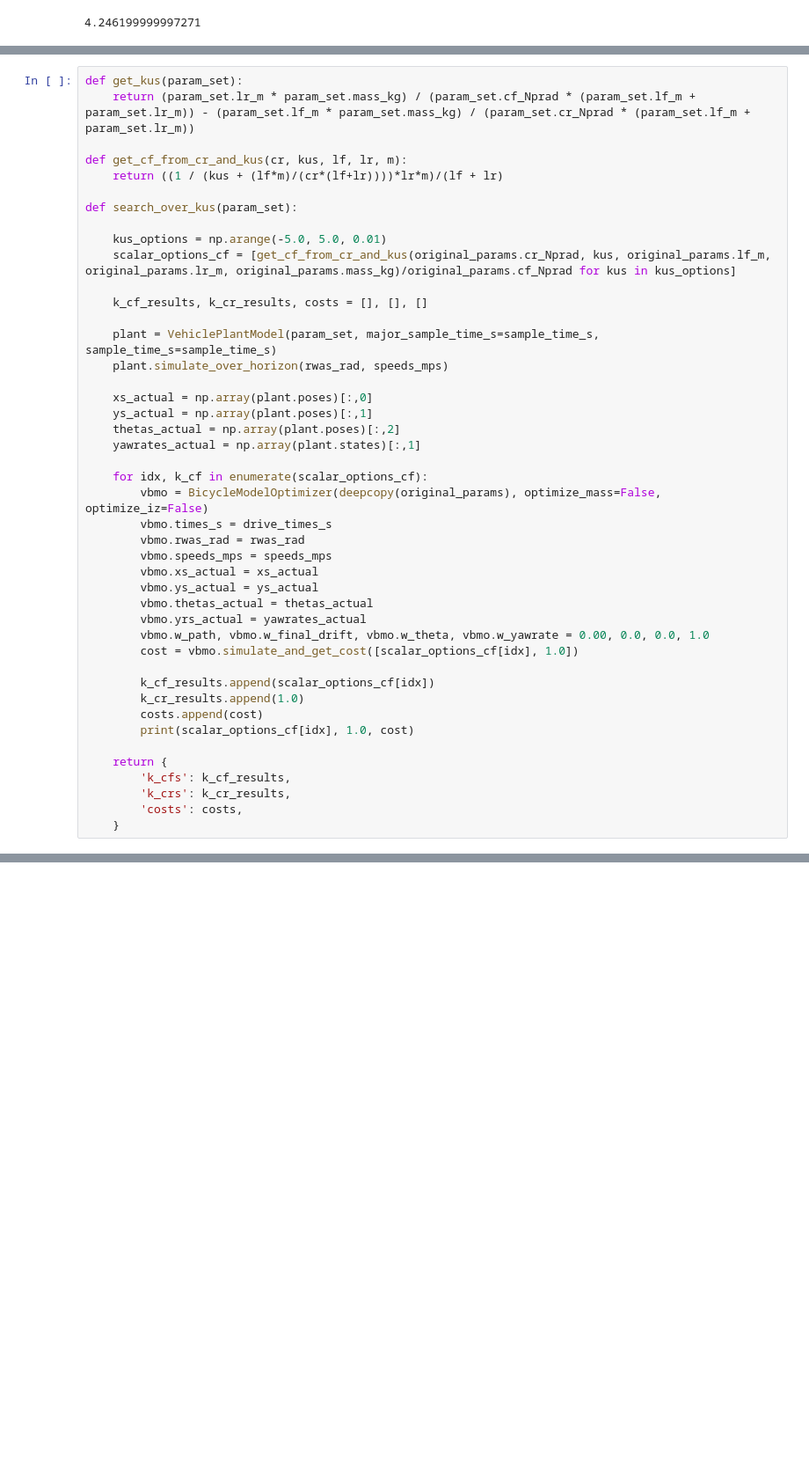
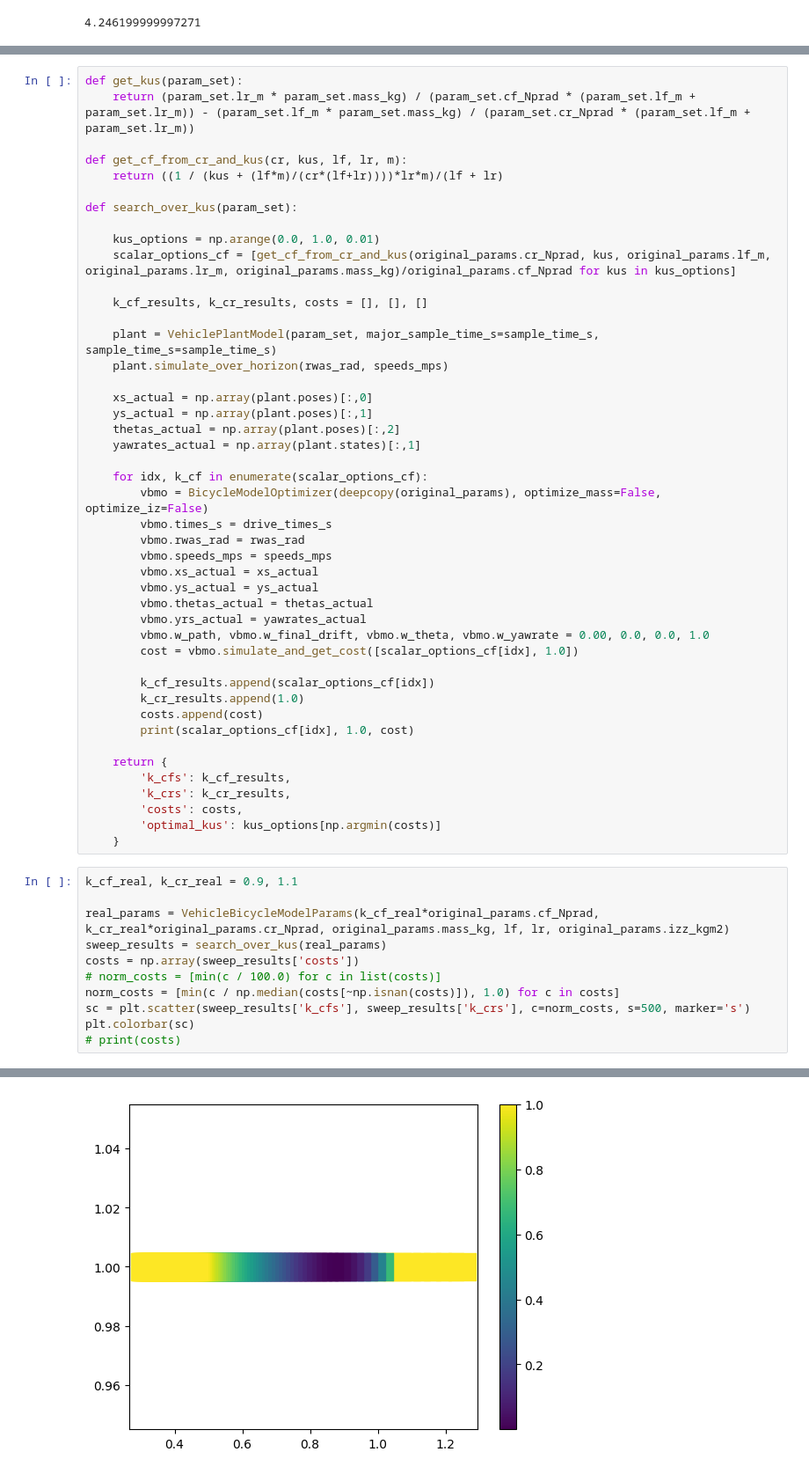
Before and after one commit to SamKhzym/cloud-auto-park, a Jupyter notebook: sim_ws/src/digital_twin/param_estimator/analysis/param_est_doe.ipynb, the cells around one changed output, grey strips where cells are left out. Shown at 88% size. Saved outputs shown, nothing was run; the diff lists cells and outputs as text; blank space fills up the shorter version.

```diff
--- a/sim_ws/src/digital_twin/param_estimator/analysis/param_est_doe.ipynb
+++ b/sim_ws/src/digital_twin/param_estimator/analysis/param_est_doe.ipynb
@@ -426,7 +463,7 @@ def get_cf_from_cr_and_kus(cr, kus, lf, lr, m):
 
 def search_over_kus(param_set):
 
-    kus_options = np.arange(-5.0, 5.0, 0.01)
+    kus_options = np.arange(0.0, 1.0, 0.01)
     scalar_options_cf = [get_cf_from_cr_and_kus(original_params.cr_Nprad, kus, original_params.lf_m, original_params.lr_m, original_params.mass_kg)/original_params.cf_Nprad for kus in kus_options]
 
     k_cf_results, k_cr_results, costs = [], [], []
@@ -460,4 +497,17 @@ def search_over_kus(param_set):
         'k_cfs': k_cf_results,
         'k_crs': k_cr_results,
         'costs': costs,
+        'optimal_kus': kus_options[np.argmin(costs)]
     }
+# %%
+k_cf_real, k_cr_real = 0.9, 1.1
+
+real_params = VehicleBicycleModelParams(k_cf_real*original_params.cf_Nprad, k_cr_real*original_params.cr_Nprad, original_params.mass_kg, lf, lr, original_params.izz_kgm2)
+sweep_results = search_over_kus(real_params)
+costs = np.array(sweep_results['costs'])
+# norm_costs = [min(c / 100.0) for c in list(costs)]
+norm_costs = [min(c / np.median(costs[~np.isnan(costs)]), 1.0) for c in costs]
+sc = plt.scatter(sweep_results['k_cfs'], sweep_results['k_crs'], c=norm_costs, s=500, marker='s')
+plt.colorbar(sc)
+# print(costs)
+# %% [output]
@@ -463,0 +532 @@ def search_over_kus(param_set):
+[figure, added]
```
Also changed, not shown: parts of 13 cells of this notebook, 2 other files.
